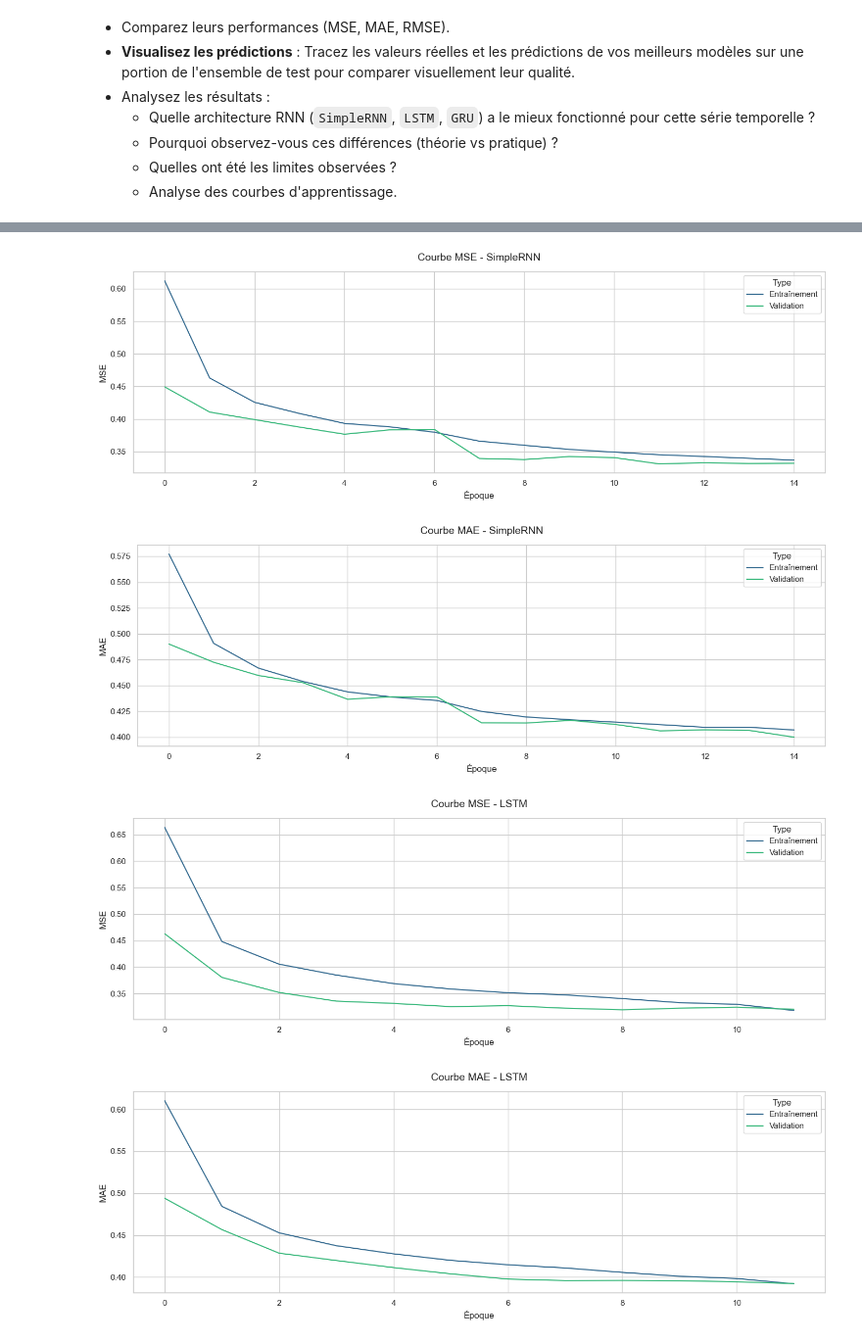
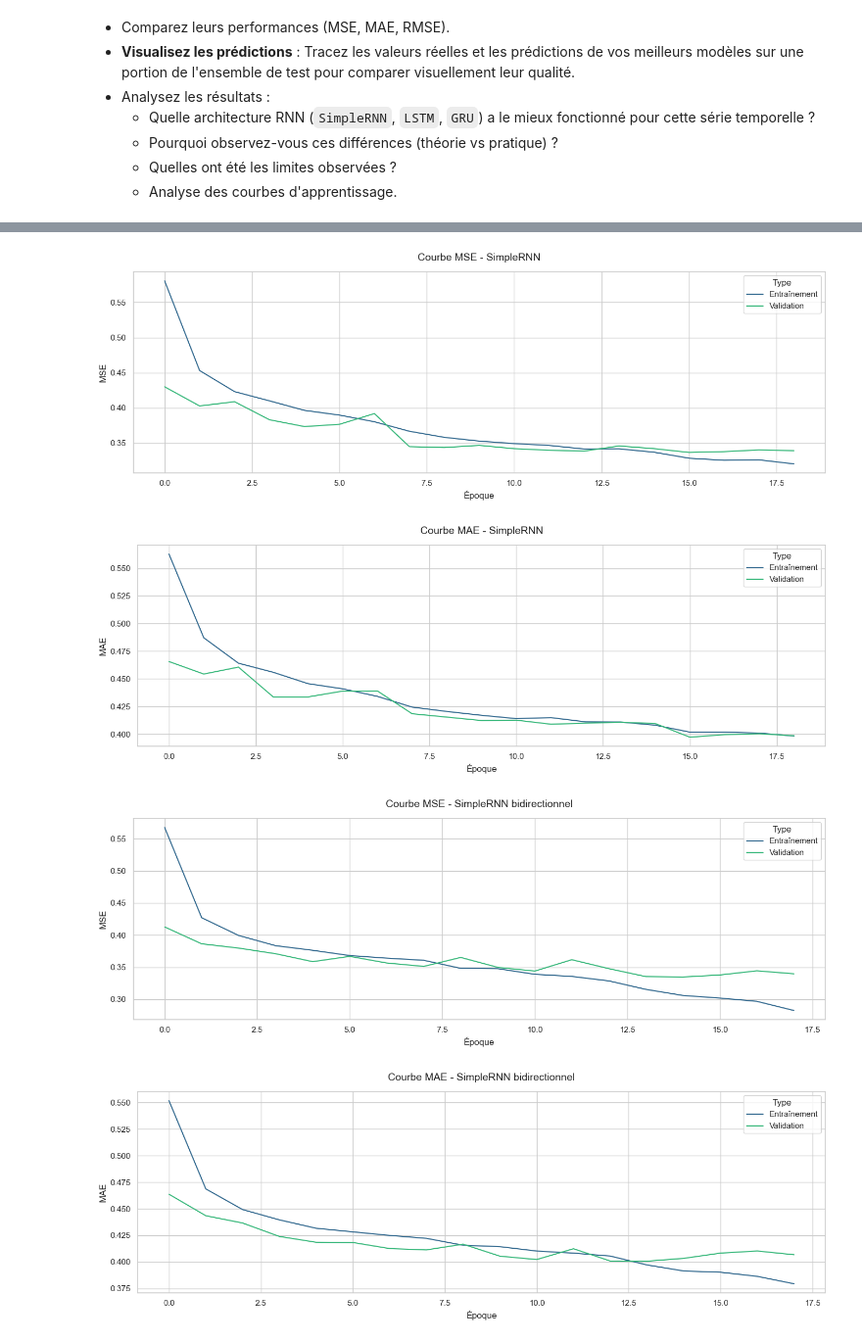
Before and after one commit to justinFransolet/MASI4_Framework_Machine_Learning, a Jupyter notebook: notebook.ipynb, the cells around one changed output, grey strips where cells are left out. Shown at 98% size. Saved outputs shown, nothing was run; the diff lists cells and outputs as text; code cells hidden in the pictures.

Commit message:
Ajout de toute la partie SimpleRNN bidirectionnel

```diff
--- a/notebook.ipynb
+++ b/notebook.ipynb
@@ -301,21 +301,34 @@ Forme des sorties : (32,)
 rmse_metric = tf.keras.metrics.RootMeanSquaredError(name="rmse")
 
 
-def build_simplernn_model(input_shape_model, units=64, dropout_rate=0.2):
+def build_simplernn_model(input_shape_model, units=64, dropout_rate=0.2, bidirectional=False):
     inp = layers.Input(shape=input_shape_model)
 
     RNNLayer = layers.SimpleRNN
 
-    x = RNNLayer(units, return_sequences=True)(inp)
+    if bidirectional:
+        x = layers.Bidirectional(
+            RNNLayer(units, return_sequences=True)
+        )(inp)
+    else:
+        x = RNNLayer(units, return_sequences=True)(inp)
+
     x = layers.Dropout(dropout_rate)(x)
-    x = RNNLayer(units // 2, return_sequences=False)(x)
+
+    if bidirectional:
+        x = layers.Bidirectional(
+            RNNLayer(units // 2, return_sequences=False)
+        )(x)
+    else:
+        x = RNNLayer(units // 2, return_sequences=False)(x)
 
     x = layers.Dropout(dropout_rate)(x)
     x = layers.Dense(32, activation="relu")(x)
     x = layers.Dropout(dropout_rate)(x)
     out = layers.Dense(1, activation=None)(x)
 
-    model = models.Model(inp, out, name="SimpleRNN_model")
+    model_name = "Bidirectional_SimpleRNN_model" if bidirectional else "SimpleRNN_model"
+    model = models.Model(inp, out, name=model_name)
     return model
 
 
@@ -335,6 +348,16 @@ simple_rnn_baseline = build_simplernn_model(
 )
 
 simple_rnn_baseline.summary()
+
+# --- Variante 2 : SimpleRNN bidirectionnel ---
+simple_rnn_bidirectional = build_simplernn_model(
+    input_shape_model=input_shape,
+    units=64,
+    dropout_rate=0.2,
+    bidirectional=True
+)
+
+simple_rnn_bidirectional.summary()
 # %% [output]
 input_shape: (24, 18)
 Model: "SimpleRNN_model"
@@ -546,7 +592,18 @@ history_simple_rnn = simple_rnn_baseline.fit(
     verbose=1
 )
 
+# --- Entraînement SimpleRNN bidirectionnel ---
 
+print("Compilation Simple RNN bidirectionnel :")
+simple_rnn_bidirectional = compile_model(simple_rnn_bidirectional)
+
+history_simple_rnn_bidirectional = simple_rnn_bidirectional.fit(
+    train_ds,
+    validation_data=val_ds,
+    epochs=20,
+    callbacks=get_callbacks("simple_rnn_bidirectional"),
+    verbose=1
+)
 
 # --- Entraînement LSTM ---
 
@@ -632,34 +693,35 @@ def plot_learning_curves(history, model_name):
     # Conversion de l'historique en DataFrame
     df_history = pd.DataFrame(history.history)
     df_history.index.name = "Epoch"
     df_history = df_history.reset_index()
 
     # Liste des paires de métriques à tracer
     metrics_list = [("loss", "val_loss", "MSE"), ("mae", "val_mae", "MAE")]
 
     for train_met, val_met, label in metrics_list:
         # Transformation en format long pour Seaborn
         df_history_melted = df_history.melt(id_vars="Epoch", value_vars=[train_met, val_met],
                                             var_name="Dataset", value_name=label)
 
         df_history_melted["Dataset"] = df_history_melted["Dataset"].replace({
             train_met: "Entraînement",
             val_met: "Validation"
         })
 
         sns.lineplot(data=df_history_melted, x="Epoch", y=label, hue="Dataset", palette="viridis")
         plt.title(f"Courbe {label} - {model_name}", fontsize=14, pad=15)
         plt.xlabel("Époque")
         plt.ylabel(label)
         plt.legend(title="Type")
         plt.tight_layout()
         plt.show()
 
 plot_learning_curves(history_simple_rnn, "SimpleRNN")
+plot_learning_curves(history_simple_rnn_bidirectional, "SimpleRNN bidirectionnel")
 plot_learning_curves(history_lstm, "LSTM")
 plot_learning_curves(history_gru, "GRU")
 # %% [output]
-[figure, old version]
+[figure, new version]
-[figure, old version]
+[figure, new version]
-[figure, old version]
+[figure, new version]
-[figure, old version]
+[figure, new version]
```
Also changed, not shown: parts of 8 cells of this notebook, 4 other files.
